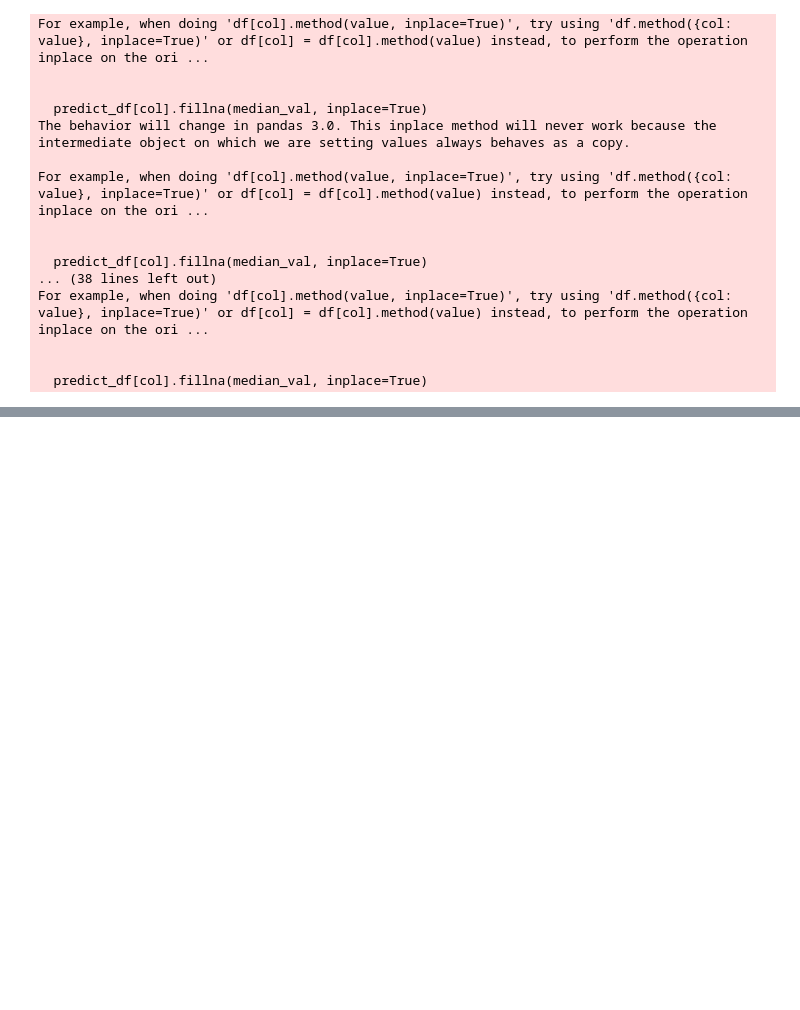
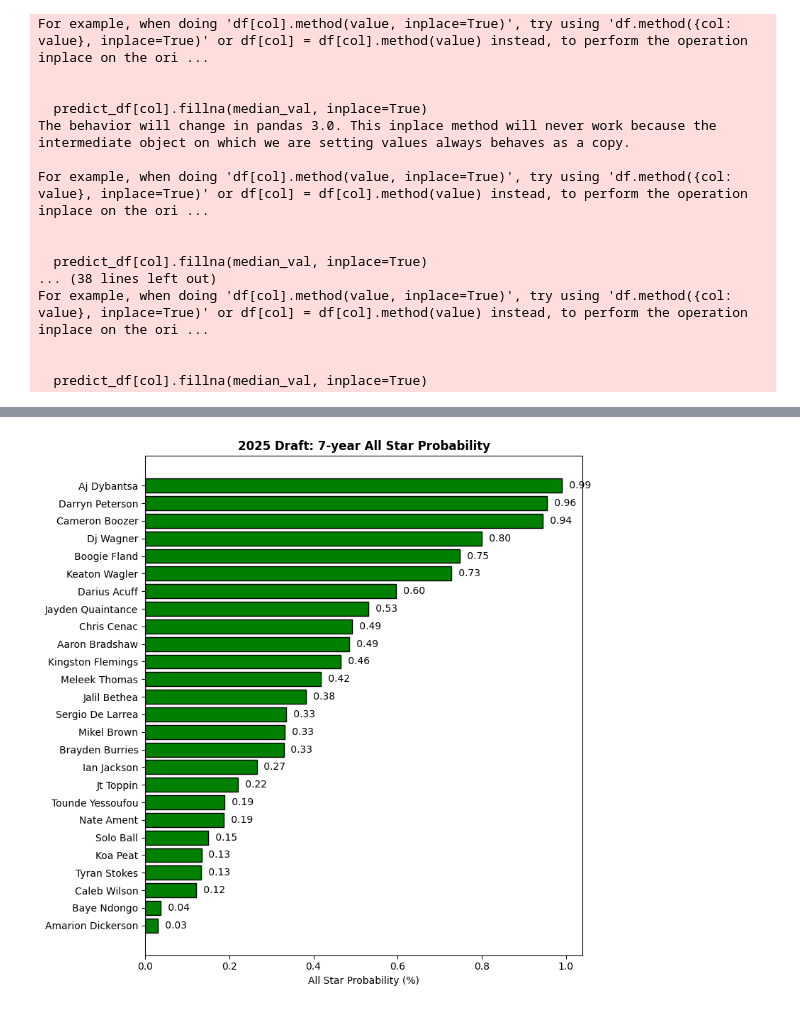
Before and after one commit to lambertaa/nba-analysis, a Jupyter notebook: nba_draft_nlp_ml/mlflow_training.ipynb, the cells around one changed output, grey strips where cells are left out. Drawn from its saved outputs; the diff is of its cells as text; code cells hidden in the pictures; blank space fills up the shorter version.

```diff
--- a/nba_draft_nlp_ml/mlflow_training.ipynb
+++ b/nba_draft_nlp_ml/mlflow_training.ipynb
@@ -1493,0 +1687,32 @@ For example, when doing 'df[col].method(value, inplace=True)', try using 'df.met
+# %%
+import matplotlib.pyplot as plt
+import pandas as pd
+
+predict_df_sorted['player'] = predict_df_sorted['player'].str.replace('-', ' ').str.title()  # Format player names
+
+# Create a horizontal bar chart
+fig, ax = plt.subplots(figsize=(8, 8))
+ax.barh(predict_df_sorted['player'], predict_df_sorted['allstar_probability'], color='green', edgecolor='k')
+
+# Set labels and title
+ax.set_xlabel('All Star Probability (%)')
+# ax.set_ylabel('Player')
+ax.set_title('2025 Draft: 7-year All Star Probability', weight='bold')
+
+# Invert the y-axis to show the highest probability at the top
+ax.invert_yaxis()
+
+# Add data values to the bars
+for i, prob in enumerate(predict_df_sorted['allstar_probability']):
+    ax.text(prob + 0.01, i, f' {prob:.2f}', ha='left', va='center')
+
+# Adjust layout and spacing
+plt.tight_layout()
+
+# Save the chart as an image
+plt.savefig('../outputs/2025_allstar_prob.png', dpi=300, bbox_inches='tight')
+
+# Display the chart
+plt.show()
+# %% [output]
+[figure, added]
```
Also changed, not shown: parts of 2 cells of this notebook, 11 other files.
